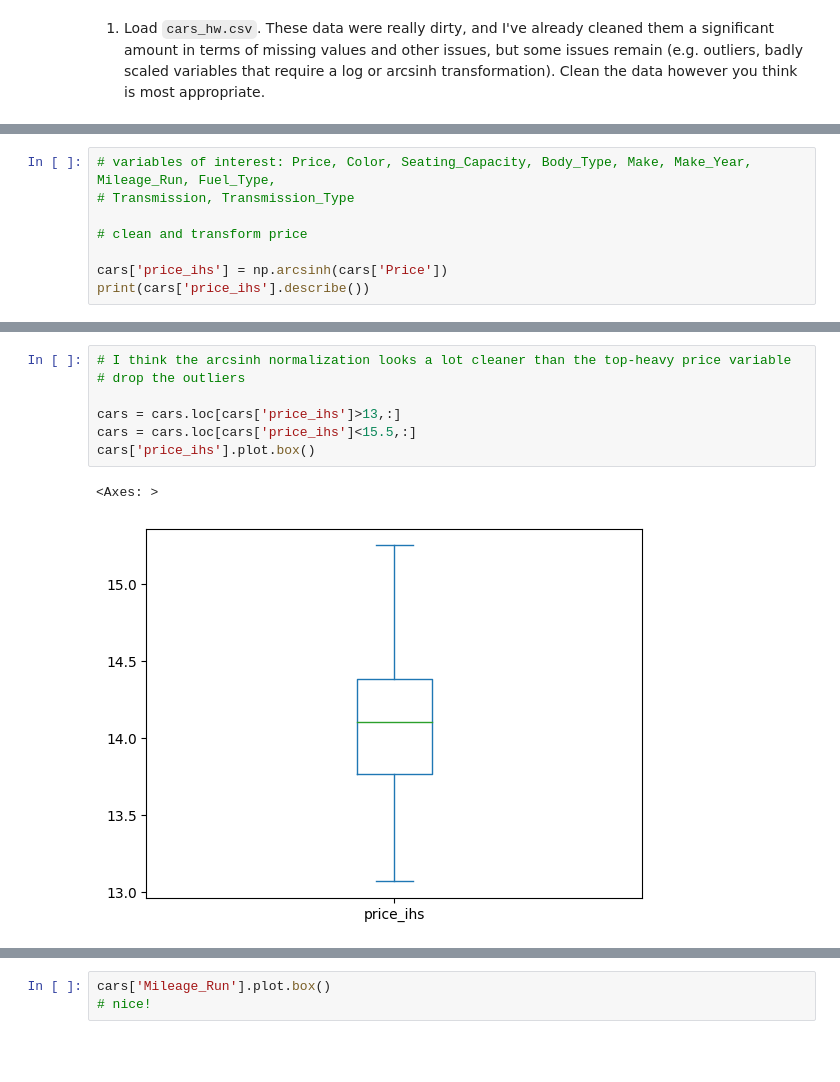
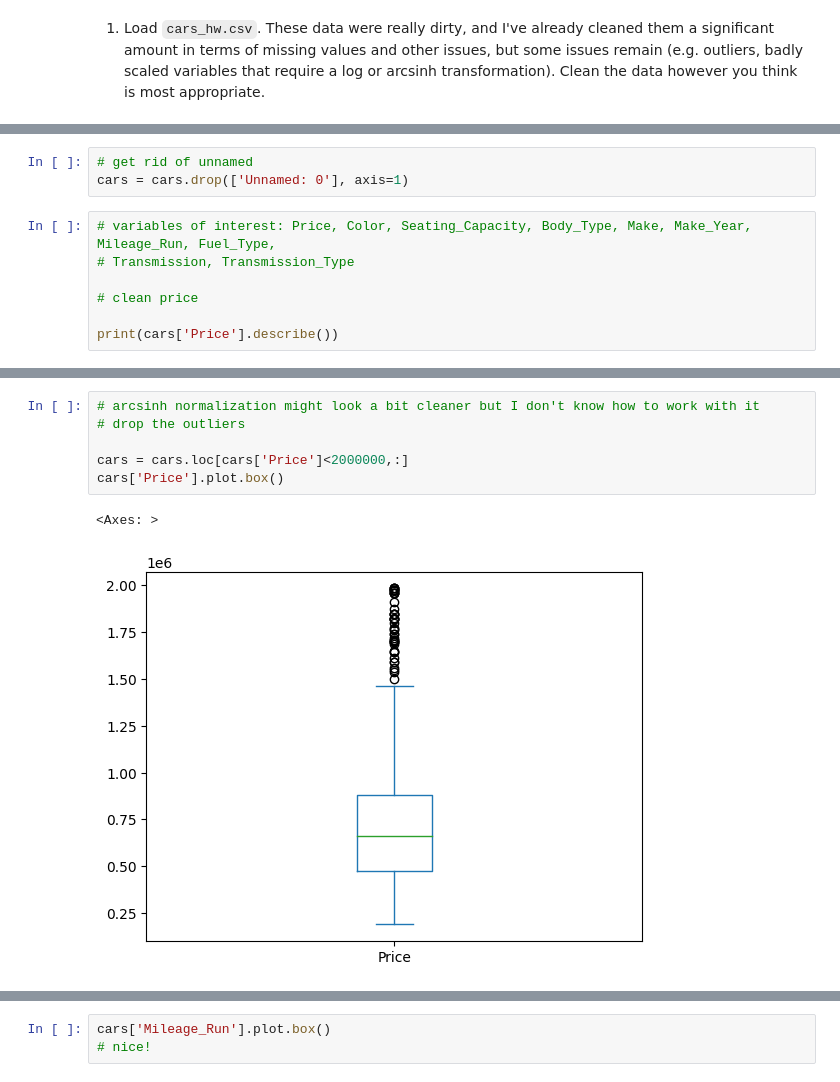
Before and after one commit to charlie-perez-35/DS3001assignment4, a Jupyter notebook: assignment4.ipynb, the cells around one changed output, grey strips where cells are left out. Drawn from its saved outputs; the diff is of its cells as text; blank space fills up the shorter version.

```diff
--- a/assignment4.ipynb
+++ b/assignment4.ipynb
@@ -49,12 +34,14 @@ cars.head()
 | 2 | 3 | Honda | 2019 | white | suv | 29540 | 2nd | 5 | ... |
 | 3 | 4 | Renault | 2017 | bronze | hatchback | 35680 | 1st | 5 | ... |
 | 4 | 5 | Hyundai | 2017 | orange | hatchback | 25126 | 1st | 5 | ... |
+# %%
+# get rid of unnamed
+cars = cars.drop(['Unnamed: 0'], axis=1)
 # %%
 # variables of interest: Price, Color, Seating_Capacity, Body_Type, Make, Make_Year, Mileage_Run, Fuel_Type,
 # Transmission, Transmission_Type
 
-# clean and transform price
+# clean price
 
-cars['price_ihs'] = np.arcsinh(cars['Price'])
-print(cars['price_ihs'].describe())
+print(cars['Price'].describe())
 # %% [output]
@@ -77,11 +63,10 @@ print(cars_std)
 # %%
-# I think the arcsinh normalization looks a lot cleaner than the top-heavy price variable
+# arcsinh normalization might look a bit cleaner but I don't know how to work with it
 # drop the outliers
 
-cars = cars.loc[cars['price_ihs']>13,:]
-cars = cars.loc[cars['price_ihs']<15.5,:]
-cars['price_ihs'].plot.box()
+cars = cars.loc[cars['Price']<2000000,:]
+cars['Price'].plot.box()
 # %% [output]
 <Axes: >
-[figure, old version]
+[figure, new version]
 # %%
```
Also changed, not shown: parts of 44 cells of this notebook.
